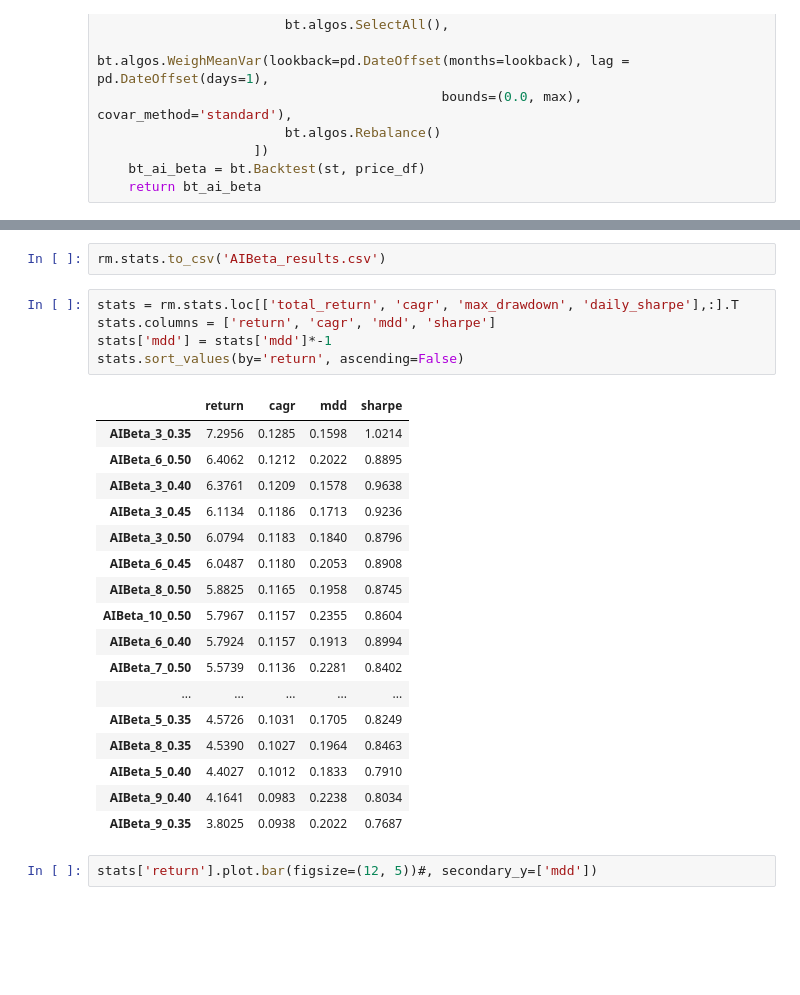
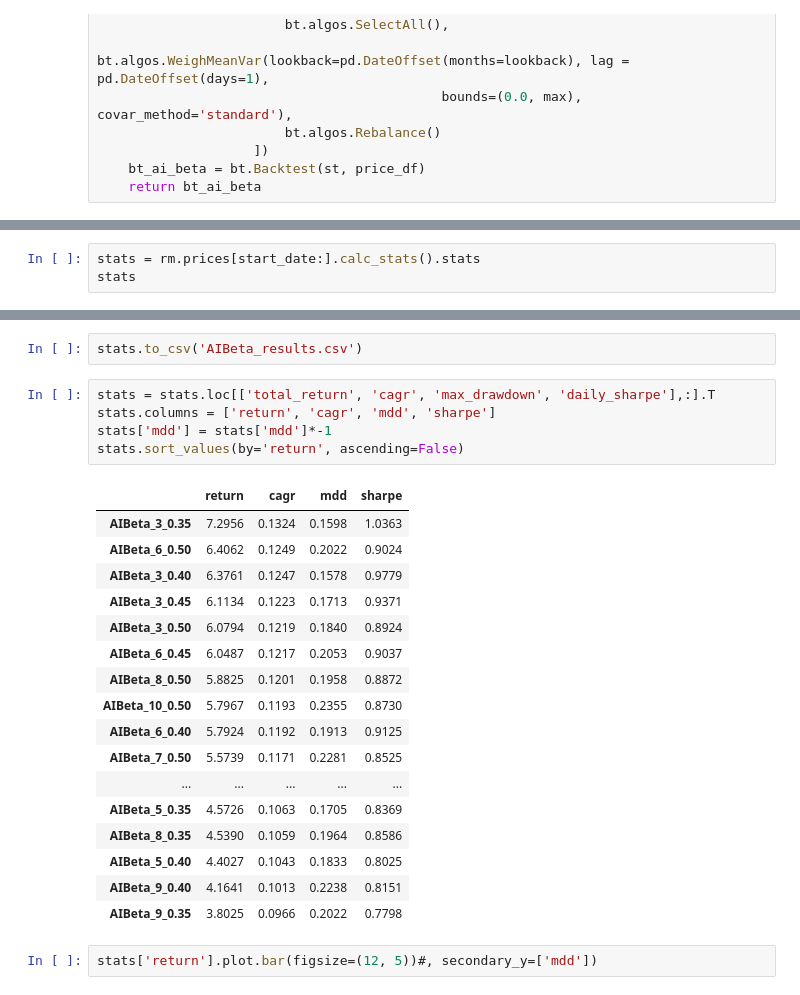
Before and after one commit to hermian/UPersAIBeta, a Jupyter notebook: 01.ai_beta_최적화.ipynb, the cells around one changed output, grey strips where cells are left out. Drawn from its saved outputs; the diff is of its cells as text; blank space fills up the shorter version.

```diff
--- a/01.ai_beta_최적화.ipynb
+++ b/01.ai_beta_최적화.ipynb
@@ -114,0 +83,3 @@ rm.stats
+# %%
+stats = rm.prices[start_date:].calc_stats().stats
+stats
@@ -115,28 +105,28 @@ rm.stats
 # %%
-rm.stats.to_csv('AIBeta_results.csv')
+stats.to_csv('AIBeta_results.csv')
 # %%
-stats = rm.stats.loc[['total_return', 'cagr', 'max_drawdown', 'daily_sharpe'],:].T
+stats = stats.loc[['total_return', 'cagr', 'max_drawdown', 'daily_sharpe'],:].T
 stats.columns = ['return', 'cagr', 'mdd', 'sharpe']
 stats['mdd'] = stats['mdd']*-1
 stats.sort_values(by='return', ascending=False)
 # %% [output]
 |  | return | cagr | mdd | sharpe |
-| AIBeta_3_0.35 | 7.2956 | 0.1285 | 0.1598 | 1.0214 |
-| AIBeta_6_0.50 | 6.4062 | 0.1212 | 0.2022 | 0.8895 |
-| AIBeta_3_0.40 | 6.3761 | 0.1209 | 0.1578 | 0.9638 |
-| AIBeta_3_0.45 | 6.1134 | 0.1186 | 0.1713 | 0.9236 |
-| AIBeta_3_0.50 | 6.0794 | 0.1183 | 0.1840 | 0.8796 |
-| AIBeta_6_0.45 | 6.0487 | 0.1180 | 0.2053 | 0.8908 |
-| AIBeta_8_0.50 | 5.8825 | 0.1165 | 0.1958 | 0.8745 |
-| AIBeta_10_0.50 | 5.7967 | 0.1157 | 0.2355 | 0.8604 |
-| AIBeta_6_0.40 | 5.7924 | 0.1157 | 0.1913 | 0.8994 |
-| AIBeta_7_0.50 | 5.5739 | 0.1136 | 0.2281 | 0.8402 |
+| AIBeta_3_0.35 | 7.2956 | 0.1324 | 0.1598 | 1.0363 |
+| AIBeta_6_0.50 | 6.4062 | 0.1249 | 0.2022 | 0.9024 |
+| AIBeta_3_0.40 | 6.3761 | 0.1247 | 0.1578 | 0.9779 |
+| AIBeta_3_0.45 | 6.1134 | 0.1223 | 0.1713 | 0.9371 |
+| AIBeta_3_0.50 | 6.0794 | 0.1219 | 0.1840 | 0.8924 |
+| AIBeta_6_0.45 | 6.0487 | 0.1217 | 0.2053 | 0.9037 |
+| AIBeta_8_0.50 | 5.8825 | 0.1201 | 0.1958 | 0.8872 |
+| AIBeta_10_0.50 | 5.7967 | 0.1193 | 0.2355 | 0.8730 |
+| AIBeta_6_0.40 | 5.7924 | 0.1192 | 0.1913 | 0.9125 |
+| AIBeta_7_0.50 | 5.5739 | 0.1171 | 0.2281 | 0.8525 |
 | ... | ... | ... | ... | ... |
-| AIBeta_5_0.35 | 4.5726 | 0.1031 | 0.1705 | 0.8249 |
-| AIBeta_8_0.35 | 4.5390 | 0.1027 | 0.1964 | 0.8463 |
-| AIBeta_5_0.40 | 4.4027 | 0.1012 | 0.1833 | 0.7910 |
-| AIBeta_9_0.40 | 4.1641 | 0.0983 | 0.2238 | 0.8034 |
-| AIBeta_9_0.35 | 3.8025 | 0.0938 | 0.2022 | 0.7687 |
+| AIBeta_5_0.35 | 4.5726 | 0.1063 | 0.1705 | 0.8369 |
+| AIBeta_8_0.35 | 4.5390 | 0.1059 | 0.1964 | 0.8586 |
+| AIBeta_5_0.40 | 4.4027 | 0.1043 | 0.1833 | 0.8025 |
+| AIBeta_9_0.40 | 4.1641 | 0.1013 | 0.2238 | 0.8151 |
+| AIBeta_9_0.35 | 3.8025 | 0.0966 | 0.2022 | 0.7798 |
 # %%
 stats['return'].plot.bar(figsize=(12, 5))#, secondary_y=['mdd'])
 # %% [output]
```
Also changed, not shown: parts of 4 cells of this notebook, 1 other file.
